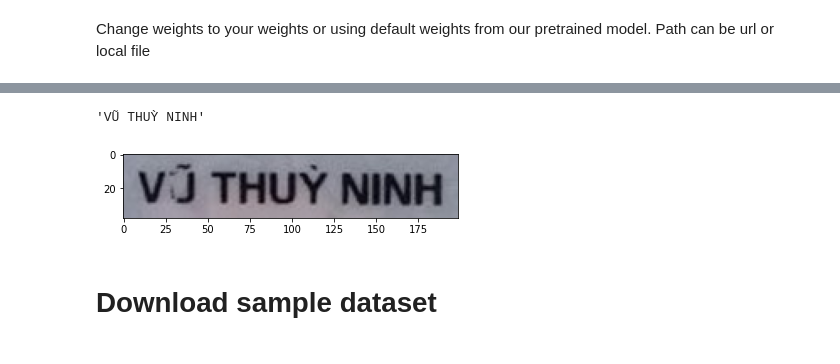
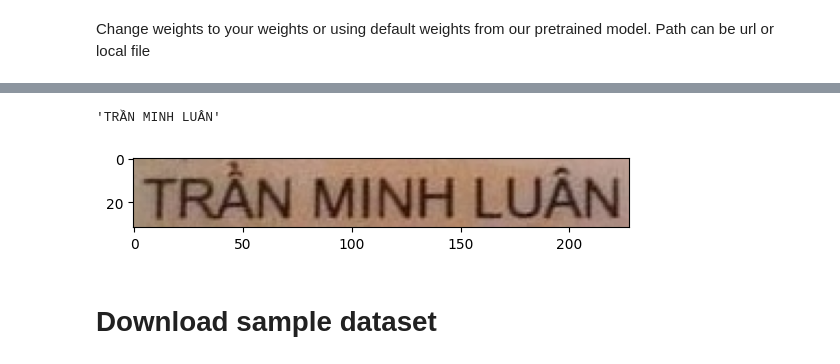
Before and after one commit to ntanhhh/Time_Series, a Jupyter notebook: vietocr_gettingstart.ipynb, the cells around one changed output, grey strips where cells are left out. Drawn from its saved outputs; the diff is of its cells as text; code cells hidden in the pictures.

```diff
--- a/vietocr_gettingstart.ipynb
+++ b/vietocr_gettingstart.ipynb
@@ -73,14 +63,14 @@ images
 train_annotation.txt
 test_annotation.txt
 # %%
-img = './sample/031189003299.jpeg'
+img = '/content/data_line/images/00cddf83-c1eb-4fc3-a1ed-68c2d6cae965_jpg.rf.876e01e3dce93267d49e72ad145b33ec_0.jpg'
 img = Image.open(img)
 plt.imshow(img)
 s = detector.predict(img)
 s
 # %% [output]
-'VŨ THUỲ NINH'
+'TRẦN MINH LUÂN'
-[figure, old version]
+[figure, new version]
 # %% [markdown]
 # Download sample dataset
 # %%
```
Also changed, not shown: parts of 10 cells of this notebook.
